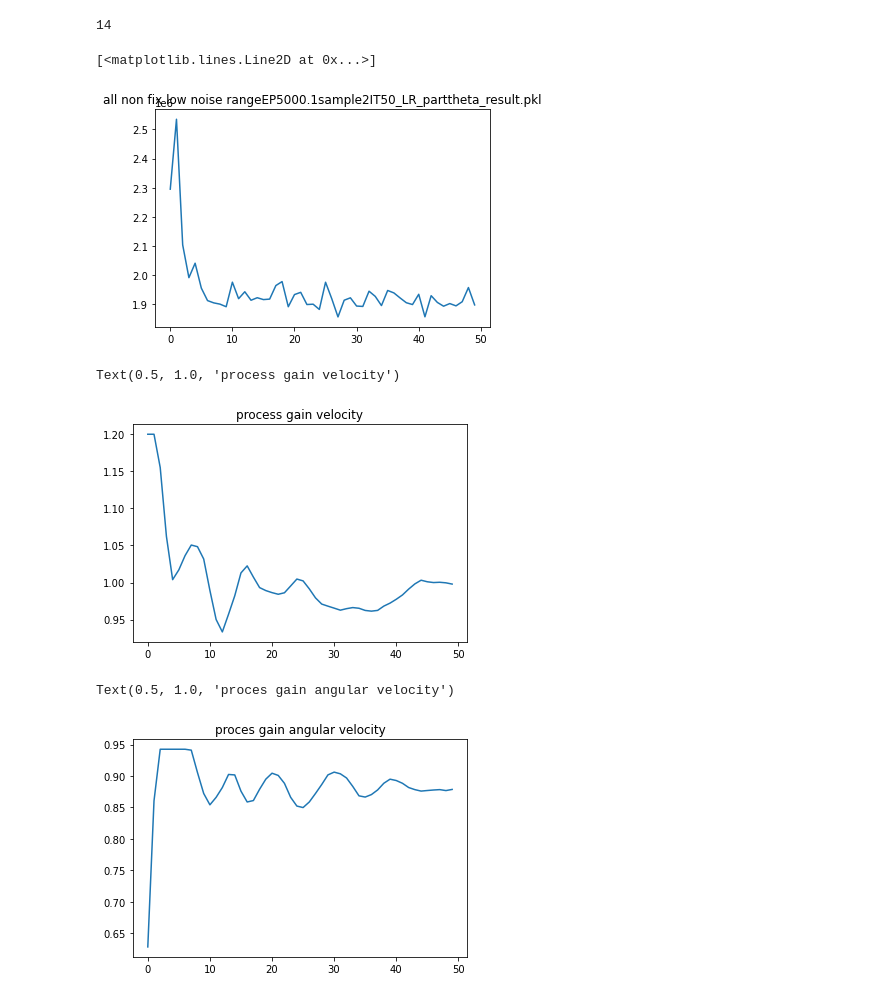
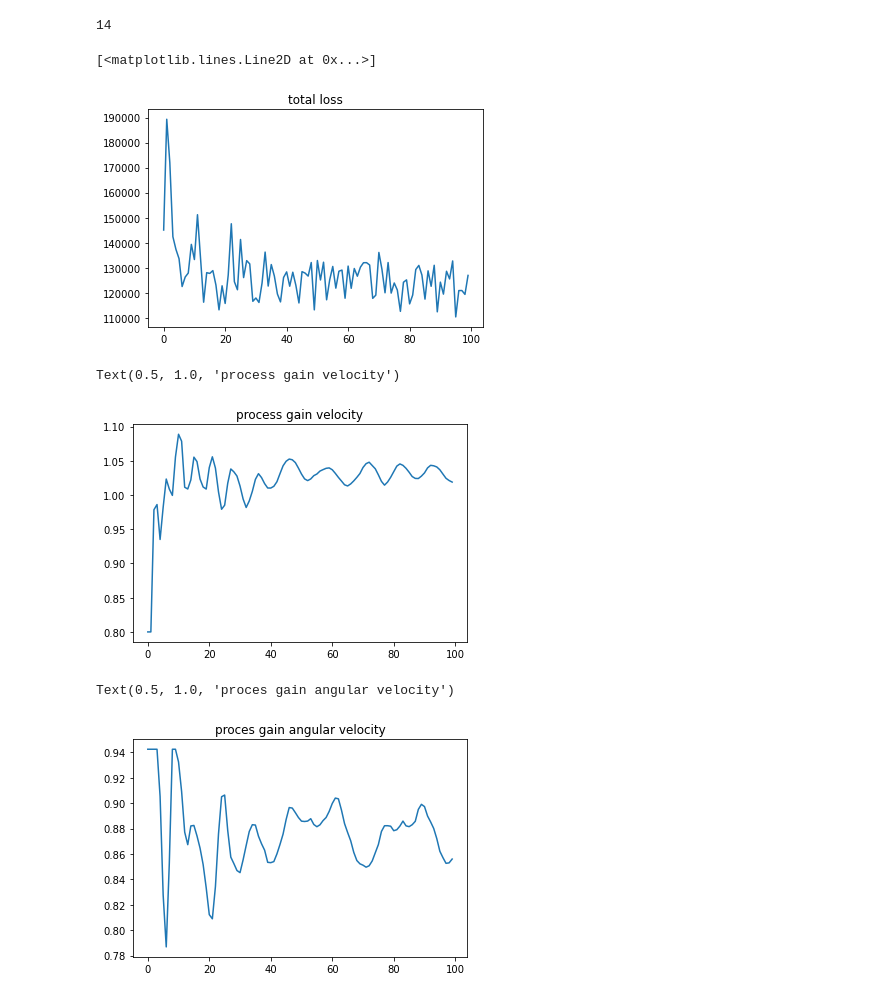
Before and after one commit to yizhoucc/ffsb, a Jupyter notebook: plot_notebook.ipynb, the cells around one changed output. Drawn from its saved outputs; the diff is of its cells as text; code cells hidden in the pictures.

```diff
--- a/plot_notebook.ipynb
+++ b/plot_notebook.ipynb
@@ -3,10 +3,11 @@ import torch
 import numpy as np
 import matplotlib.pyplot as plt
 import os
-filenames=os.listdir('../firefly-inverse-data/data/nonfix')
+filenames=os.listdir('../firefly-inverse-data/data/allfix')
 result_log_set=[]
 for filename in filenames:
     try:
-        result_log_set.append(torch.load('../firefly-inverse-data/data/nonfix/'+filename))
+        result_log_set.append(torch.load('../firefly-inverse-data/data/allfix/'+filename))
+        print(filename)
     except:
         print(filename)
@@ -33,15 +16,15 @@ filenames
 # %%
-index=9
+index=0
 result_log= result_log_set[index][0]
 print(len(result_log))
 filename=filenames[index]
 plt.figure()
-plt.title(filename)
+plt.title('total loss')
 plt.plot(result_log['loss_log'])
 # %% [output]
 14
 [<matplotlib.lines.Line2D at 0x...>]
-[figure, old version]
+[figure, new version]
 # %%
 theta_log=[]
 for i in range(len(result_log['theta_log'])):
@@ -51,7 +34,7 @@ plt.plot(theta_log)
 plt.title('process gain velocity')
 # %% [output]
 Text(0.5, 1.0, 'process gain velocity')
-[figure, old version]
+[figure, new version]
 # %%
 theta_log=[]
 for i in range(len(result_log['theta_log'])):
@@ -61,7 +44,7 @@ plt.plot(theta_log)
 plt.title('proces gain angular velocity')
 # %% [output]
 Text(0.5, 1.0, 'proces gain angular velocity')
-[figure, old version]
+[figure, new version]
 # %%
 theta_log=[]
 for i in range(len(result_log['theta_log'])):
```
Also changed, not shown: parts of 9 cells of this notebook, 18 other files.
